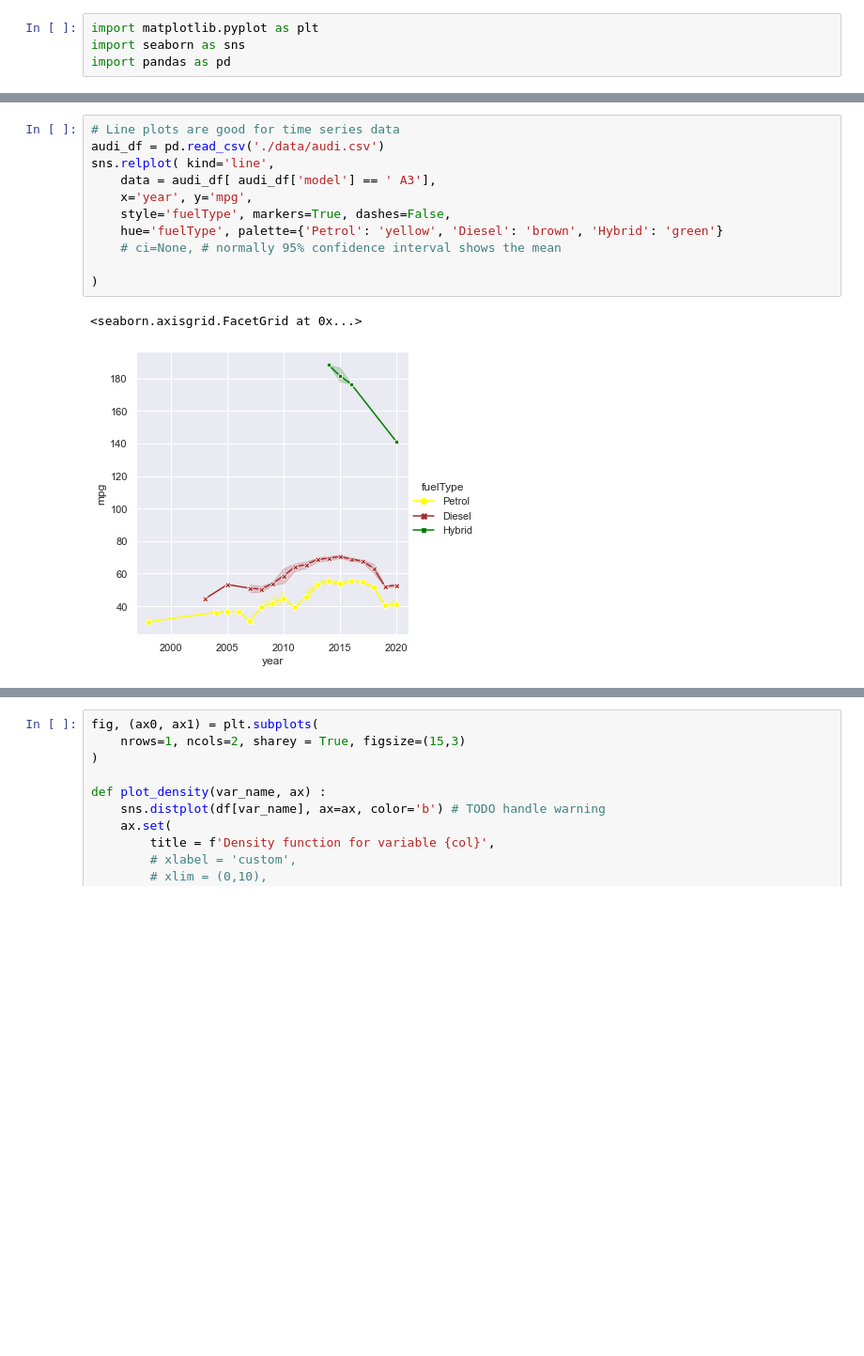
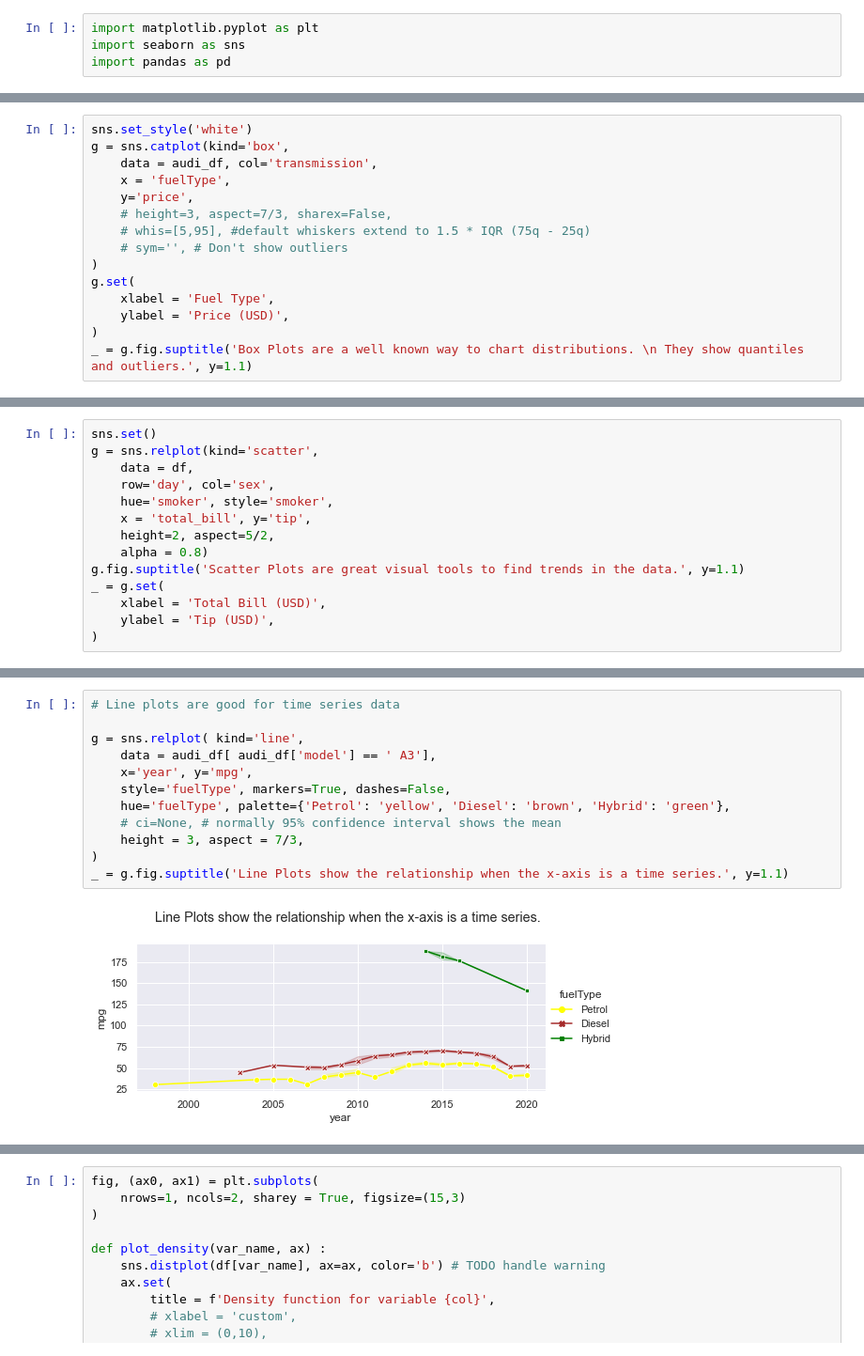
Before and after one commit to developerHobday/data-visualization, a Jupyter notebook: seaborn.ipynb, the cells around one changed output, grey strips where cells are left out. Shown: that part at 94% size. Drawn from its saved outputs; the diff is of its cells as text; blank space fills up the shorter version.

```diff
--- a/seaborn.ipynb
+++ b/seaborn.ipynb
@@ -31,0 +103,15 @@ _ = sns.scatterplot(data = df, x = 'total_bill', y='tip',
+# %%
+sns.set_style('white')
+g = sns.catplot(kind='box',
+    data = audi_df, col='transmission',
+    x = 'fuelType',
+    y='price',
+    # height=3, aspect=7/3, sharex=False,
+    # whis=[5,95], #default whiskers extend to 1.5 * IQR (75q - 25q)
+    # sym='', # Don't show outliers
+)
+g.set(
+    xlabel = 'Fuel Type',
+    ylabel = 'Price (USD)',
+)
+_ = g.fig.suptitle('Box Plots are a well known way to chart distributions. \n They show quantiles and outliers.', y=1.1)
@@ -31,0 +156,14 @@ _ = sns.scatterplot(data = df, x = 'total_bill', y='tip',
+# %%
+sns.set()
+g = sns.relplot(kind='scatter',
+    data = df,
+    row='day', col='sex',
+    hue='smoker', style='smoker',
+    x = 'total_bill', y='tip',
+    height=2, aspect=5/2,
+    alpha = 0.8)
+g.fig.suptitle('Scatter Plots are great visual tools to find trends in the data.', y=1.1)
+_ = g.set(
+    xlabel = 'Total Bill (USD)',
+    ylabel = 'Tip (USD)',
+)
@@ -32,14 +172,14 @@ _ = sns.scatterplot(data = df, x = 'total_bill', y='tip',
 # %%
 # Line plots are good for time series data
-audi_df = pd.read_csv('./data/audi.csv')
-sns.relplot( kind='line',
+
+g = sns.relplot( kind='line',
     data = audi_df[ audi_df['model'] == ' A3'],
     x='year', y='mpg',
     style='fuelType', markers=True, dashes=False,
-    hue='fuelType', palette={'Petrol': 'yellow', 'Diesel': 'brown', 'Hybrid': 'green'}
+    hue='fuelType', palette={'Petrol': 'yellow', 'Diesel': 'brown', 'Hybrid': 'green'},
     # ci=None, # normally 95% confidence interval shows the mean
-
+    height = 3, aspect = 7/3,
 )
+_ = g.fig.suptitle('Line Plots show the relationship when the x-axis is a time series.', y=1.1)
 # %% [output]
-<seaborn.axisgrid.FacetGrid at 0x...>
-[figure, old version]
+[figure, new version]
```
Also changed, not shown: parts of 29 cells of this notebook, 2 other files.
